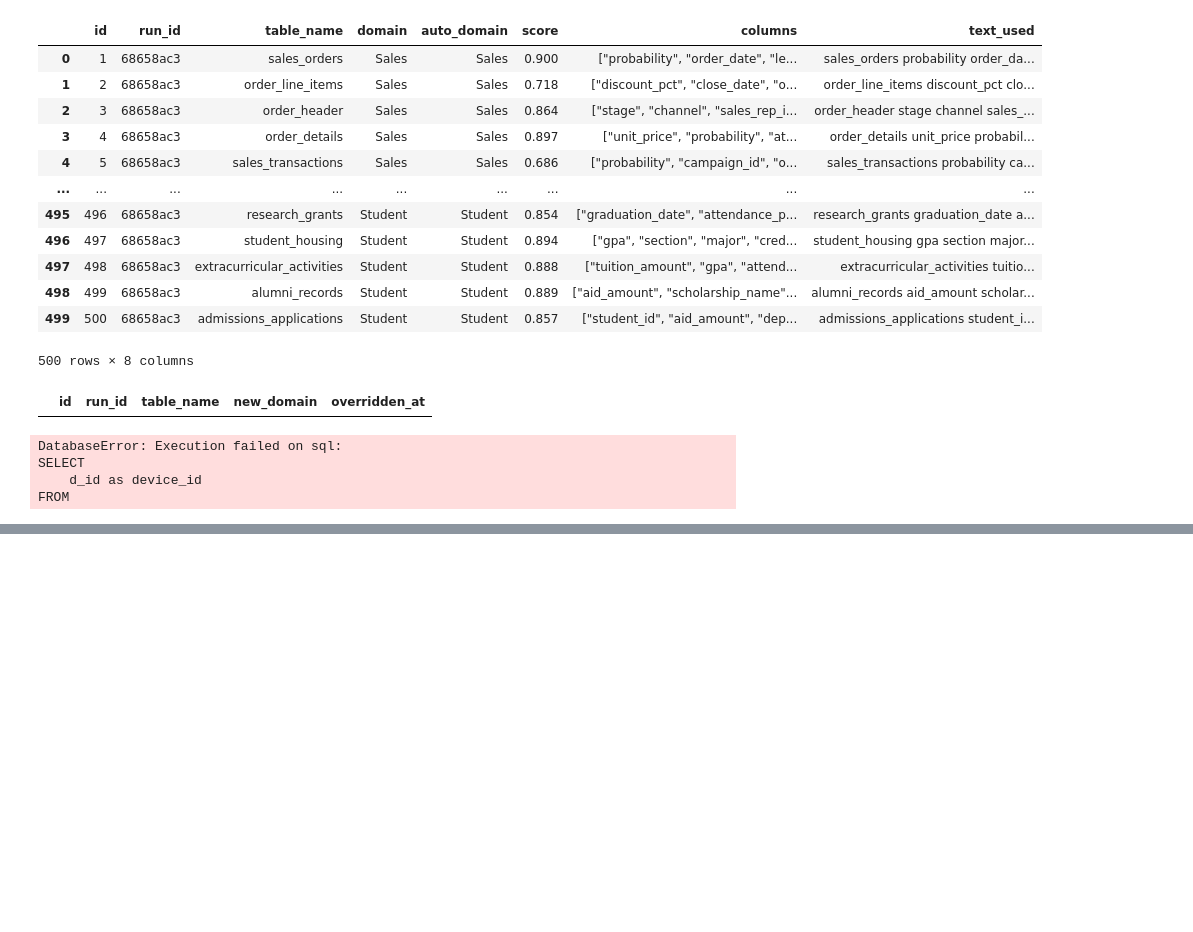
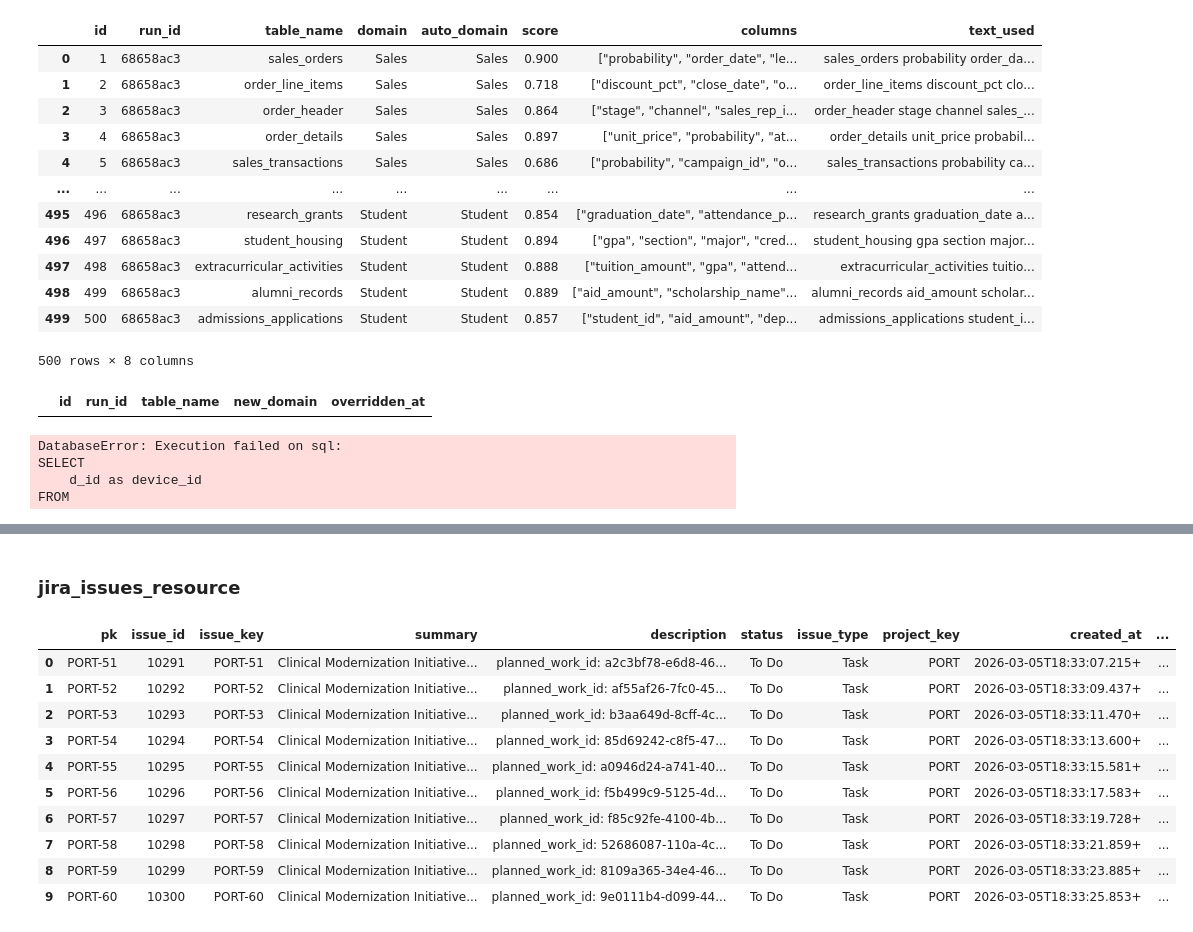
Before and after one commit to Acies-Nivedhaa/Analytics_Acc_V2, a Jupyter notebook: sqllite_check.ipynb, the cells around one changed output, grey strips where cells are left out. Drawn from its saved outputs; the diff is of its cells as text; code cells hidden in the pictures; blank space fills up the shorter version.

```diff
--- a/sqllite_check.ipynb
+++ b/sqllite_check.ipynb
@@ -116,0 +230,51 @@ df
+# %% [markdown]
+### jira_issues_resource
+# %%
+from trino.dbapi import connect
+from trino.auth import BasicAuthentication
+import pandas as pd
+
+# Connect to Trino
+conn = connect(
+    host="tcp.known-racer.mydataos.com",
+    port=7432,
+    auth=BasicAuthentication(
+        "gunasekaranraja",
+        "ZGF0YV9tb2RlbGVyLmM0MTQ0MzU0LWNhYmYtNDM0Zi1iYzFhLTI1OWFjYTFlMTYxMA=="
+    ),
+    http_scheme="https",
+    http_headers={"cluster-name": "minervac"}
+)
+
+# Execute query
+cur = conn.cursor()
+cur.execute("""
+                SELECT * FROM "icebase"."portfolio_intel".jira_issues_resource LIMIT 10
+            """)
+
+# Get column names from cursor description
+column_names = [desc[0] for desc in cur.description]
+
+# Fetch rows and convert to DataFrame
+rows = cur.fetchall()
+jira_issues_resource = pd.DataFrame(rows, columns=column_names)
+
+# df
+# Save to CSV
+# df.to_csv("manage_upload.csv", index=False)
+
+# Print the DataFrame
+# print(df)
+jira_issues_resource
+# %% [output]
+|  | pk | issue_id | issue_key | summary | description | status | issue_type | project_key | created_at | ... |
+| 0 | PORT-51 | 10291 | PORT-51 | Clinical Modernization Initiative... | planned_work_id: a2c3bf78-e6d8-46... | To Do | Task | PORT | 2026-03-05T18:33:07.215+ | ... |
+| 1 | PORT-52 | 10292 | PORT-52 | Clinical Modernization Initiative... | planned_work_id: af55af26-7fc0-45... | To Do | Task | PORT | 2026-03-05T18:33:09.437+ | ... |
+| 2 | PORT-53 | 10293 | PORT-53 | Clinical Modernization Initiative... | planned_work_id: b3aa649d-8cff-4c... | To Do | Task | PORT | 2026-03-05T18:33:11.470+ | ... |
+| 3 | PORT-54 | 10294 | PORT-54 | Clinical Modernization Initiative... | planned_work_id: 85d69242-c8f5-47... | To Do | Task | PORT | 2026-03-05T18:33:13.600+ | ... |
+| 4 | PORT-55 | 10295 | PORT-55 | Clinical Modernization Initiative... | planned_work_id: a0946d24-a741-40... | To Do | Task | PORT | 2026-03-05T18:33:15.581+ | ... |
+| 5 | PORT-56 | 10296 | PORT-56 | Clinical Modernization Initiative... | planned_work_id: f5b499c9-5125-4d... | To Do | Task | PORT | 2026-03-05T18:33:17.583+ | ... |
+| 6 | PORT-57 | 10297 | PORT-57 | Clinical Modernization Initiative... | planned_work_id: f85c92fe-4100-4b... | To Do | Task | PORT | 2026-03-05T18:33:19.728+ | ... |
+| 7 | PORT-58 | 10298 | PORT-58 | Clinical Modernization Initiative... | planned_work_id: 52686087-110a-4c... | To Do | Task | PORT | 2026-03-05T18:33:21.859+ | ... |
+| 8 | PORT-59 | 10299 | PORT-59 | Clinical Modernization Initiative... | planned_work_id: 8109a365-34e4-46... | To Do | Task | PORT | 2026-03-05T18:33:23.885+ | ... |
+| 9 | PORT-60 | 10300 | PORT-60 | Clinical Modernization Initiative... | planned_work_id: 9e0111b4-d099-44... | To Do | Task | PORT | 2026-03-05T18:33:25.853+ | ... |
```
Also changed, not shown: parts of 13 cells of this notebook, 2 other files.
